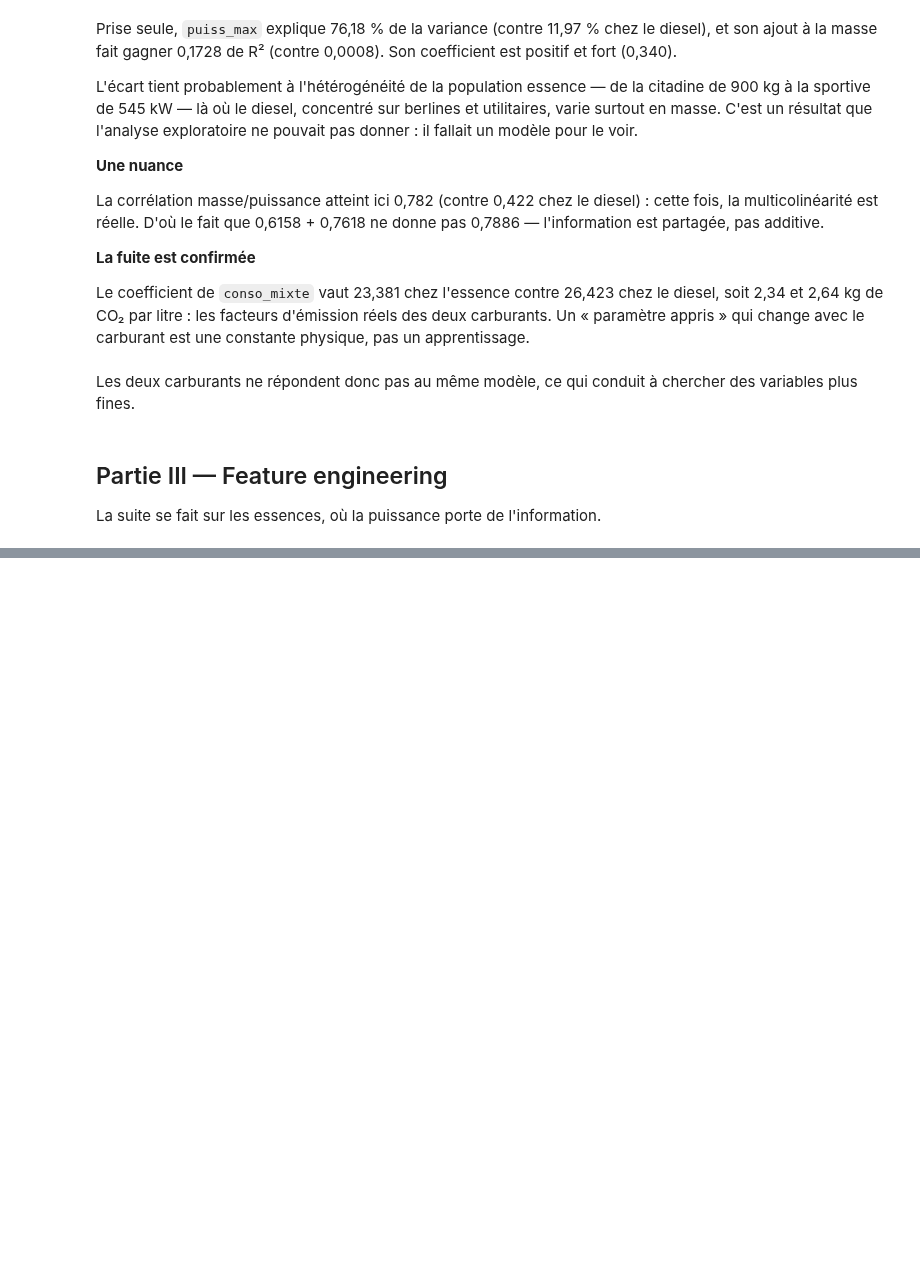
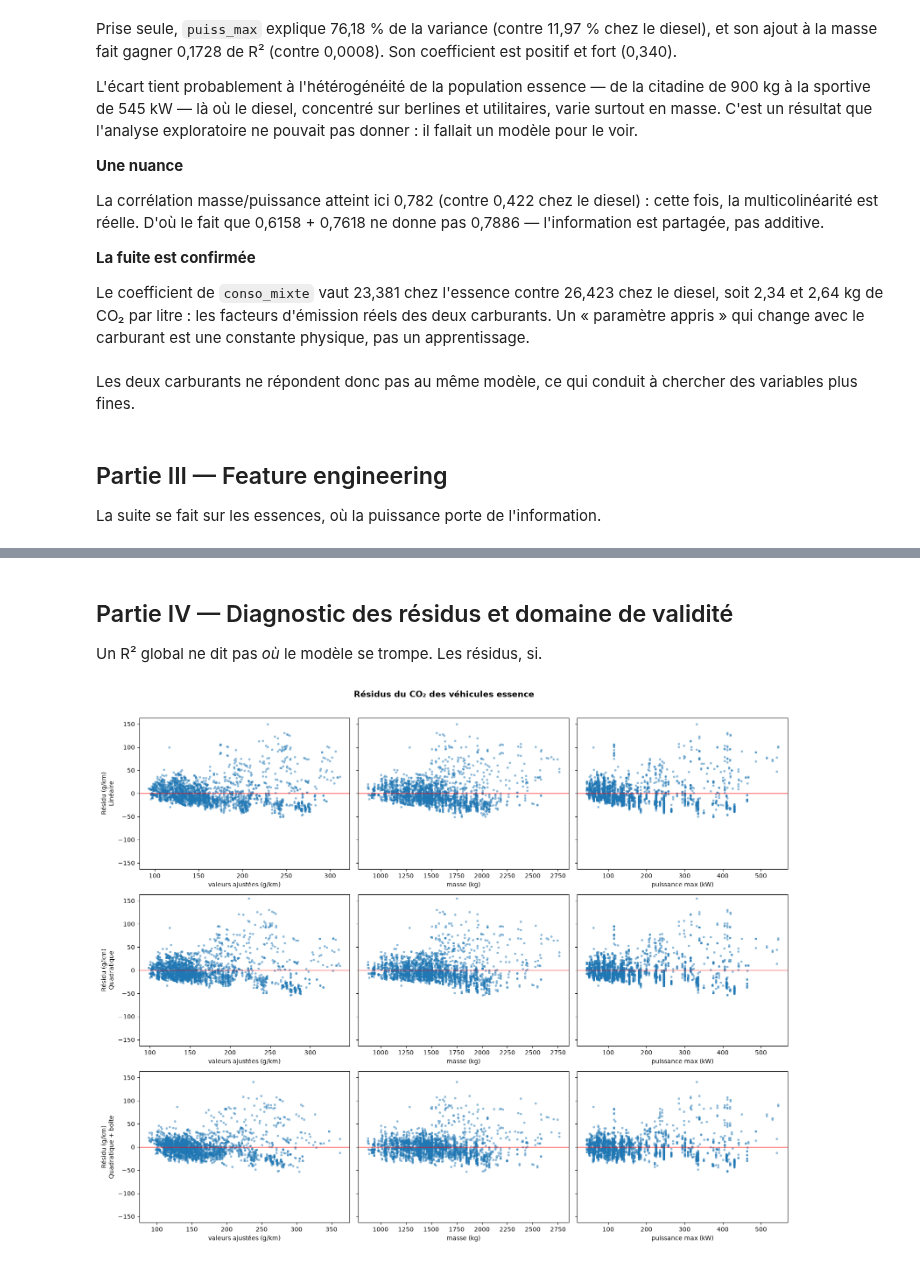
Before and after one commit to aissatougueye06/ml-co2-prediction, a Jupyter notebook: 02-regression-multiple.ipynb, the cells around one changed output, grey strips where cells are left out. Saved outputs shown, nothing was run; the diff lists cells and outputs as text; code cells hidden in the pictures; blank space fills up the shorter version.

```diff
--- a/02-regression-multiple.ipynb
+++ b/02-regression-multiple.ipynb
@@ -123,7 +123,7 @@ def prepare(code_energ):
     sous = df[df["energ"] == code_energ][GARDEES].dropna(subset=ESSENTIELLES)
     avant = len(sous)
     sous = sous.drop_duplicates(subset=CLES)
-    sous["puiss_max2"] = sous["puiss_max"] ** 2
+    sous["puiss_max²"] = sous["puiss_max"] ** 2
     print(f"{MOTORISATIONS[code_energ]:8s} {avant:6d} lignes -> {len(sous):5d} vehicules"
           f"   ({avant / len(sous):.1f} declarations par vehicule)")
     return sous
@@ -259,0 +254,7 @@ La suite se fait sur les essences, où la puissance porte de l'information.
+# %%
+d_es["ratio_p_m"] = d_es["puiss_max"] / d_es["masse_ordma_min"]
+
+for noms in [["masse_ordma_min", "puiss_max"],
+             ["masse_ordma_min", "puiss_max", "ratio_p_m"]]:
+    _, r2, _ = evalue(d_es, noms)
+    print(f"{str(noms):55s} R² = {r2:.4f}")
@@ -259,0 +340,38 @@ La suite se fait sur les essences, où la puissance porte de l'information.
+# %% [markdown]
+## Partie IV — Diagnostic des résidus et domaine de validité
+
+Un R² global ne dit pas *où* le modèle se trompe. Les résidus, si.
+# %%
+MODELES = [
+    ("lin",   "Linéaire",            ["masse_ordma_min", "puiss_max"], []),
+    ("quad",  "Quadratique",         ["masse_ordma_min", "puiss_max", "puiss_max²"], []),
+    ("boite", "Quadratique + boîte", ["masse_ordma_min", "puiss_max", "puiss_max²"],
+                                     ["typ_boite_nb_rapp"]),
+]
+
+y_es = d_b["co2_mixte"].values
+fits = {}
+
+for cle, _, num, cat in MODELES:
+    X = pd.get_dummies(d_b[num + cat], columns=cat, drop_first=True).astype(float).values
+    fits[cle] = LinearRegression().fit(X, y_es).predict(X)
+    d_b[f"res_{cle}"] = y_es - fits[cle]
+
+lim = d_b[[f"res_{c}" for c, *_ in MODELES]].abs().max().max() * 1.05
+
+fig, axes = plt.subplots(3, 3, figsize=(16, 13), sharey=True)
+
+for i, (cle, label, *_) in enumerate(MODELES):
+    for j, (x, nom_x) in enumerate([(fits[cle], "valeurs ajustées (g/km)"),
+                                    (d_b["masse_ordma_min"], "masse (kg)"),
+                                    (d_b["puiss_max"], "puissance max (kW)")]):
+        axes[i, j].scatter(x, d_b[f"res_{cle}"], s=8, alpha=0.4)
+        axes[i, j].axhline(0, color="red", lw=1)
+        axes[i, j].set(xlabel=nom_x, ylim=(-lim, lim))
+    axes[i, 0].set_ylabel(f"Résidu (g/km)\n{label}")
+
+fig.suptitle("Résidus du CO₂ des véhicules essence", fontsize=14, fontweight="bold")
+plt.tight_layout(rect=[0, 0, 1, 0.97])
+plt.show()
+# %% [output]
+[figure, added]
```
Also changed, not shown: parts of 19 cells of this notebook.
